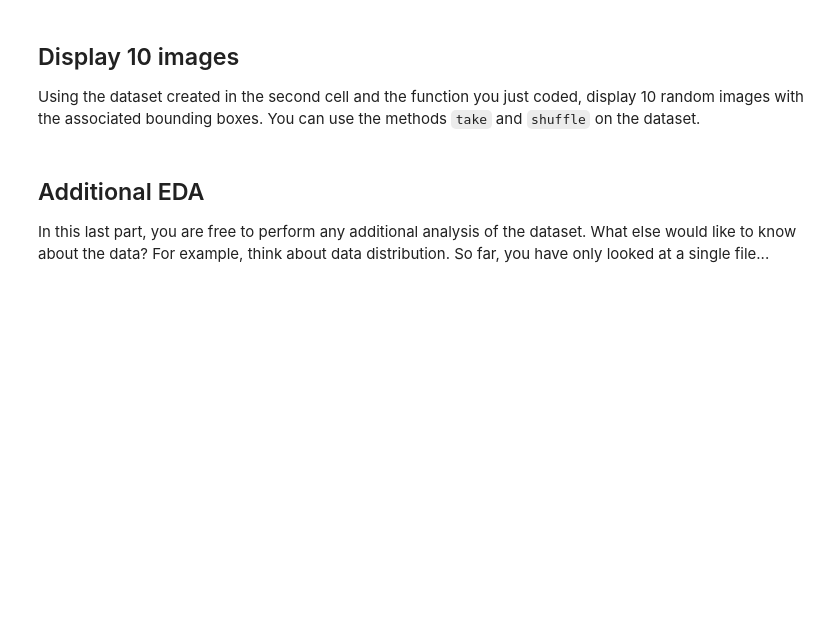
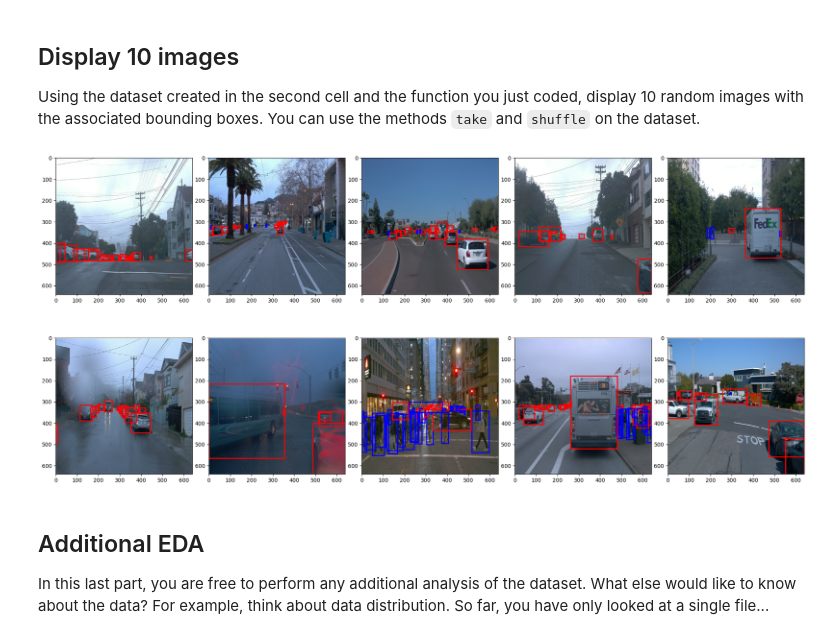
Before and after one commit to bibiair/nd013-c1-vision-starter, a Jupyter notebook: Exploratory Data Analysis.ipynb, the cells around one changed output. Saved outputs shown, nothing was run; the diff lists cells and outputs as text; code cells hidden in the pictures; blank space fills up the shorter version.

```diff
--- a/Exploratory Data Analysis.ipynb
+++ b/Exploratory Data Analysis.ipynb
@@ -22,2 +16,2 @@ caused by: ["dlopen(/Users/songdohyeon/Library/Python/3.9/lib/python/site-packag
 # %%
-dataset = get_dataset("dataset/training_segment-1005081002024129653_5313_150_5333_150_with_camera_labels.tfrecord")
+dataset = get_dataset("data/train/*.tfrecord")
@@ -26,54 +30,32 @@ dataset = get_dataset("dataset/training_segment-1005081002024129653_5313_150_533
 
 Implement the `display_instances` function below. This function takes a batch as an input and display an image with its corresponding bounding boxes. The only requirement is that the classes should be color coded (eg, vehicles in red, pedestrians in blue, cyclist in green).
 # %%
-
-from utils import get_dataset, getGroundTruth, getImage
-import glob
-import matplotlib.pyplot as plt
-import matplotlib.patches as patches
-import numpy as np
-import tensorflow as tf
-import matplotlib as mpl
-
-IMAGE = 0
-LABEL = 1
 def display_images(batch):
     # TODO - Your implementation here
-    mpl.use("macosx")
+    # import matplotlib as mpl
+    # mpl.use(TkAgg)
     fig, ax = plt.subplots(2,5,figsize = (20,10))
-
     for idx, data in enumerate(batch):
         if idx == 10:
             break
-        # img = data["image"].numpy()
-
-        img = getImage(data[IMAGE])
+        img = data["image"].numpy()
         ax[int(idx/5), idx%5].imshow(img)
-        gtBoxes , gtClasses = getGroundTruth(data[LABEL])
-        BoxAndClass = zip(gtBoxes, gtClasses)
+        BoxAndClass = zip(data["groundtruth_boxes"], data["groundtruth_classes"])
         for box, cl in BoxAndClass:
-            # box = box.numpy()*640
-            # cl = tf.squeeze(cl)
-            center_y, center_x = box["center_y"], box["center_x"]
-            height, width  = box["length"], box["width"]
-            x = center_x - height / 2
-            y = center_y - width / 2
+            box = box.numpy()*640
+            cl = tf.squeeze(cl)
+            y1, x1 = box[:2]
+            y2, x2 = box[2:4]
             if cl == 1:
                 color = 'red'
             elif cl == 2:
                 color = 'blue'
             elif cl == 4:
                 color = 'green'
-            # rect = patches.Rectangle((x1,y1),x2-x1,y2-y1, linewidth = 2, edgecolor  = color, fill= False)
-            rect = patches.Rectangle((x, y), height,width, linewidth=2, edgecolor = color, facecolor='none')
+            rect = patches.Rectangle((x1,y1),x2-x1,y2-y1, linewidth = 2, edgecolor  = color, fill= False)
             ax[int(idx/5), idx%5].add_patch(rect)
     fig.tight_layout(pad = 0.5)
     plt.show()
-
-
-dataset = get_dataset("dataset/training_segment-1005081002024129653_5313_150_5333_150_with_camera_labels.tfrecord")
-
-display_images(dataset)
 # %% [markdown]
 ## Display 10 images
 
@@ -81,8 +63,10 @@ Using the dataset created in the second cell and the function you just coded, di
 # %%
 
 # Display 10 random images in dataset
-# dataset = dataset.shuffle(buffer_size = 100)
+dataset = dataset.shuffle(buffer_size = 100)
 display_images(dataset)
+# %% [output]
+[figure, added]
 # %% [markdown]
 ## Additional EDA
 
```
Also changed, not shown: parts of 2 cells of this notebook, 4 other files.
